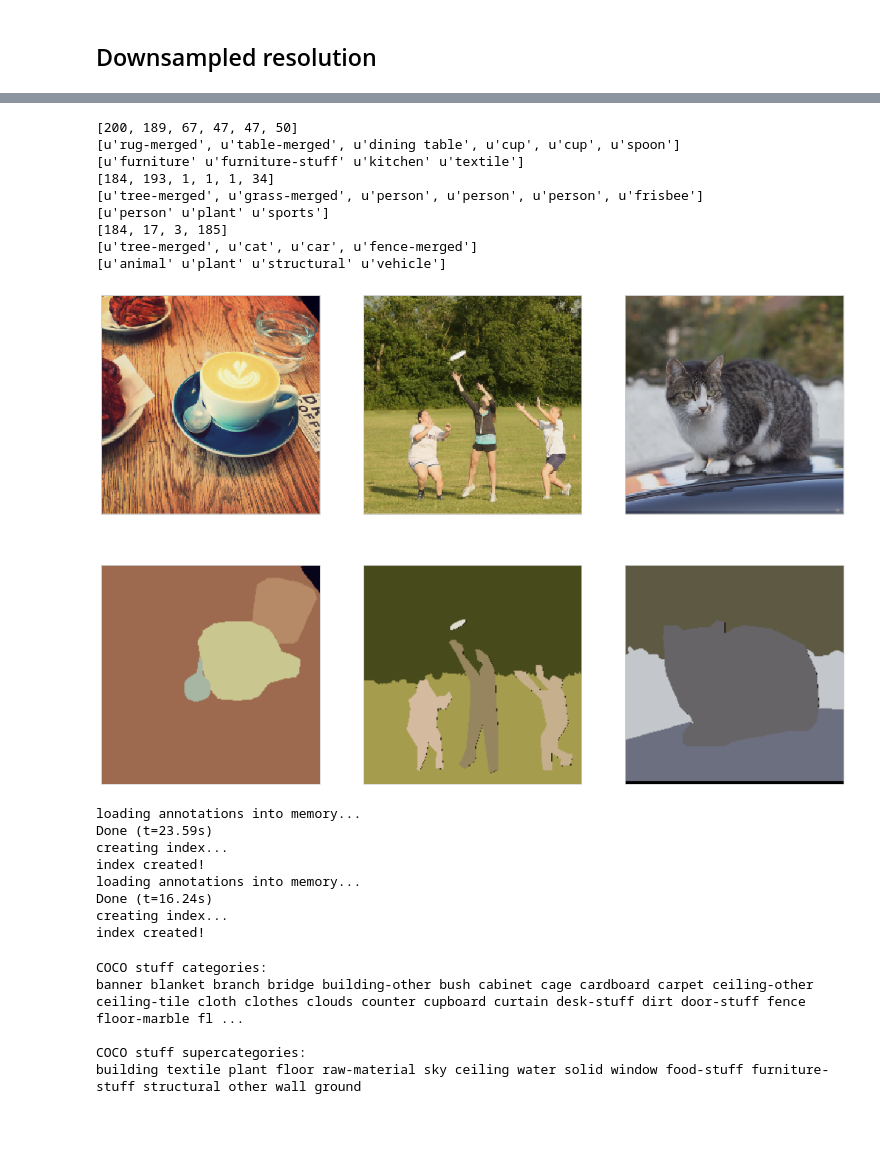
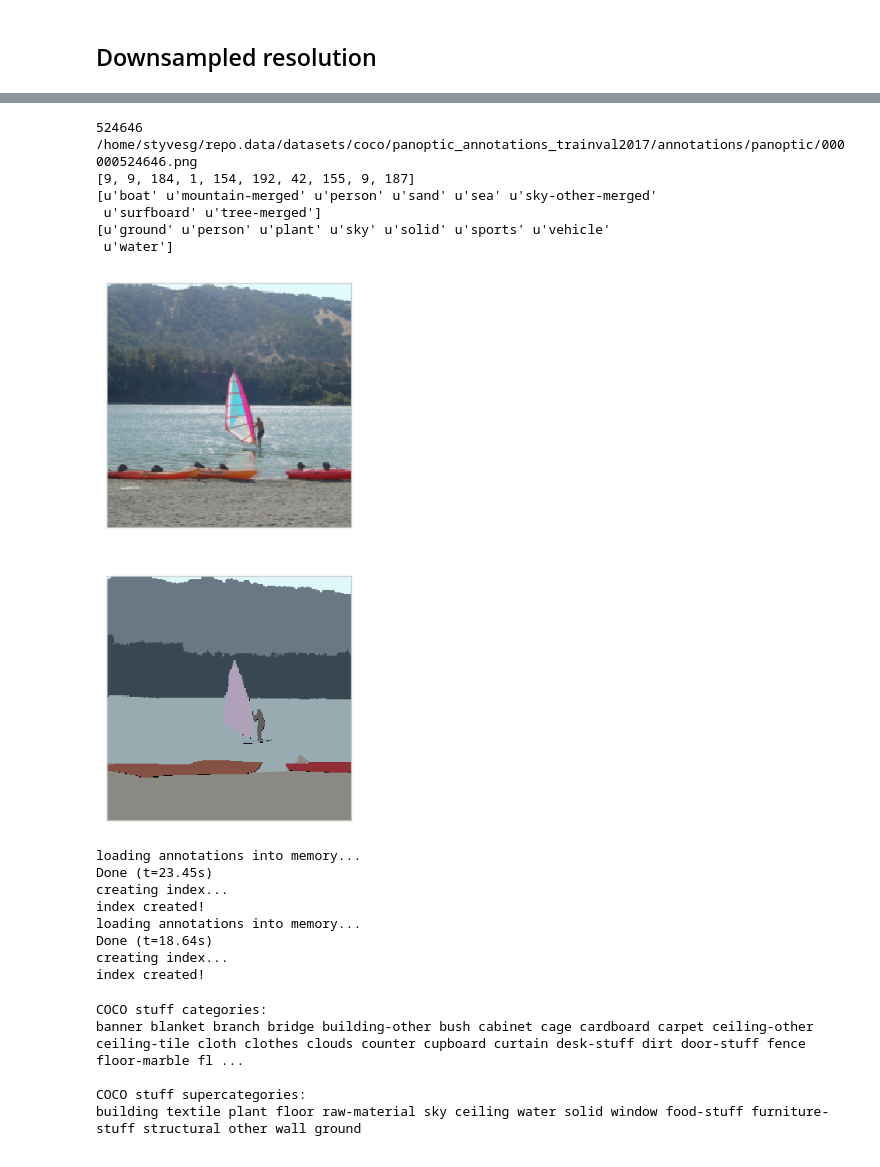
Before and after one commit to styvesg/nsd, a Jupyter notebook: data_preparation.ipynb, the cells around one changed output, grey strips where cells are left out. Cells and saved outputs as stored; diff of their text form; code cells hidden in the pictures; blank space fills up the shorter version.

```diff
--- a/data_preparation.ipynb
+++ b/data_preparation.ipynb
@@ -70,7 +128,7 @@ print np.min(trial_order), np.max(trial_order)
 1 10000
 # %%
 print "Loading block..."
-image_data_set = h5py.File(stim_file)
+image_data_set = h5py.File(stim_file', 'r')
 print image_data_set.keys()
 image_data = np.copy(image_data_set['imgBrick'])
 image_data_set.close()
@@ -185,12 +238,15 @@ saved stimuli in h5py file
 # %%
 subject = 1
 # %%
-coco_info_set = h5py.File(stim_root + 'nsd_to_coco_indice_map.h5py')
+coco_info_set = h5py.File(stim_root + 'nsd_to_coco_indice_map.h5py', 'r')
 cocoId_arr = np.copy(coco_info_set['cocoId'])
 nsdcrop_arr = np.copy(coco_info_set['crop'])
 coco_info_set.close()
 
-image_data_set = h5py.File(stim_root + "S%d_stimuli.h5py"%subject)
+print cocoId_arr.shape
+print nsdcrop_arr.shape
+
+image_data_set = h5py.File(stim_root + "S%d_stimuli_227.h5py"%subject, 'r')
 image_data = np.copy(image_data_set['stimuli'])
 image_data_set.close()
 
@@ -214,10 +272,10 @@ for i in range(3):
 import json
 from collections import defaultdict
 
-annDir = '/repo.local2/datasets/coco/annotations/'
-imgDir = annDir + 'panoptic_train2017/' # combined folder with train2017 and val2017 png masks
-panop_trn_annFile = annDir + 'panoptic_train2017.json'
-panop_val_annFile = annDir + 'panoptic_val2017.json'
+annDir = '/home/styvesg/repo.data/datasets/coco/'
+imgDir = annDir + 'panoptic_annotations_trainval2017/annotations/panoptic/' # combined folder with train2017 and val2017 png masks
+panop_trn_annFile = annDir + 'panoptic_annotations_trainval2017/annotations/panoptic_train2017.json'
+panop_val_annFile = annDir + 'panoptic_annotations_trainval2017/annotations/panoptic_val2017.json'
 
 dataset = dict()
 dataset = json.load(open(panop_trn_annFile, 'r'))
@@ -229,8 +287,10 @@ if 'annotations' in dataset:
         imgIdToAnns[ann['image_id']].append(ann)
     for cat in dataset['categories']:
         catIdToCat[cat['id']].append(cat)
+
 dataset = dict()
 dataset = json.load(open(panop_val_annFile, 'r'))
+
 if 'annotations' in dataset:
     for ann in dataset['annotations']:
         imgIdToAnns[ann['image_id']].append(ann)
@@ -315,58 +297,62 @@ def supercategoryMap(croppedImg, annotations, embbeding):
 # %%
 import skimage.io
 from skimage.transform import resize
+
 minSize = 227
+start_idx = 3
+n_idx = 1
 
 plt.figure(figsize=(18,12))
-for i in range(3):
-    cId = cocoId_arr[subject-1,6+i]
+for i in range(n_idx):
+    nId = start_idx+i
+    cId = cocoId_arr[subject-1, nId]
+    print (cId)
     png_name = imgDir + '%012d.png' % cId
-    crop = nsdcrop_arr[subject-1,6+i]
+    print (png_name)
+    crop = nsdcrop_arr[subject-1, nId]
     img = skimage.io.imread(png_name)
 
-    croppedImg = applyCropToImg(img,crop)
-    croppedImg = (resize(croppedImg, (minSize,minSize), order=0) * 255.).astype('uint8')
-    plt.subplot(2,3,i+1)
-    plt.imshow(image_data[6+i].transpose((1,2,0)), cmap='gray', interpolation='None')
+    croppedImg = applyCropToImg(img, crop)
+    croppedImg = (resize(croppedImg, (minSize,minSize), order=0) * 256.).astype('uint8')
+
+    plt.subplot(2,n_idx,i+1)
+    plt.imshow(image_data[start_idx+i].transpose((1,2,0)), cmap='gray', interpolation='None')
     plt.imshow(croppedImg, alpha=.2)
     plt.gca().get_xaxis().set_visible(False)
     plt.gca().get_yaxis().set_visible(False)
-    plt.subplot(2,3,3+i+1)
+    plt.subplot(2,n_idx,n_idx+i+1)
     plt.imshow(croppedImg)
     plt.gca().get_xaxis().set_visible(False)
     plt.gca().get_yaxis().set_visible(False)
-
+    ###
     imgSegIds = maskToUniqueIndices(croppedImg) # unique segment IDs
-    ##
     catIds = getCategoryIDs(imgIdToAnns[cId], imgSegIds)
-    print catIds
-    print getCategoryNames(catIdToCat, catIds)
-    print getSupercategoryNames(catIdToCat, catIds)
+    print (catIds)
+    print (getCategoryNames(catIdToCat, catIds))
+    print (getSupercategoryNames(catIdToCat, catIds))
 # %% [output]
-[200, 189, 67, 47, 47, 50]
-[u'rug-merged', u'table-merged', u'dining table', u'cup', u'cup', u'spoon']
-[u'furniture' u'furniture-stuff' u'kitchen' u'textile']
-[184, 193, 1, 1, 1, 34]
-[u'tree-merged', u'grass-merged', u'person', u'person', u'person', u'frisbee']
-[u'person' u'plant' u'sports']
-[184, 17, 3, 185]
-[u'tree-merged', u'cat', u'car', u'fence-merged']
-[u'animal' u'plant' u'structural' u'vehicle']
+524646
+/home/styvesg/repo.data/datasets/coco/panoptic_annotations_trainval2017/annotations/panoptic/000000524646.png
+[9, 9, 184, 1, 154, 192, 42, 155, 9, 187]
+[u'boat' u'mountain-merged' u'person' u'sand' u'sea' u'sky-other-merged'
+ u'surfboard' u'tree-merged']
+[u'ground' u'person' u'plant' u'sky' u'solid' u'sports' u'vehicle'
+ u'water']
-[figure, old version]
+[figure, new version]
 # %%
-stuff_annFile = annDir + 'stuff_train2017.json'
-thing_annFile = annDir + 'instances_train2017.json'
+stuff_annFile = annDir + 'stuff_annotations_trainval2017/annotations/stuff_train2017.json'
+thing_annFile = annDir + 'annotations_trainval2017/annotations/instances_train2017.json'
 
 from pycocotools.coco import COCO
 coco_stuff = COCO(stuff_annFile)
 coco_thing = COCO(thing_annFile)
 # %% [output]
 loading annotations into memory...
-Done (t=23.59s)
+Done (t=23.45s)
 creating index...
 index created!
 loading annotations into memory...
-Done (t=16.24s)
+Done (t=18.64s)
 creating index...
 index created!
 # %%
```
Also changed, not shown: parts of 32 cells of this notebook, 3 other files.
